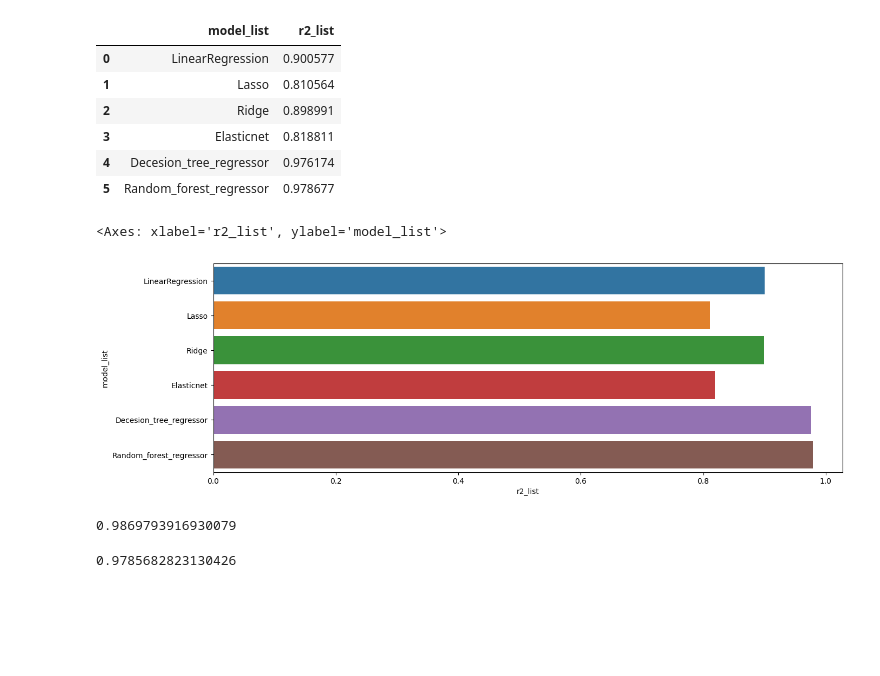
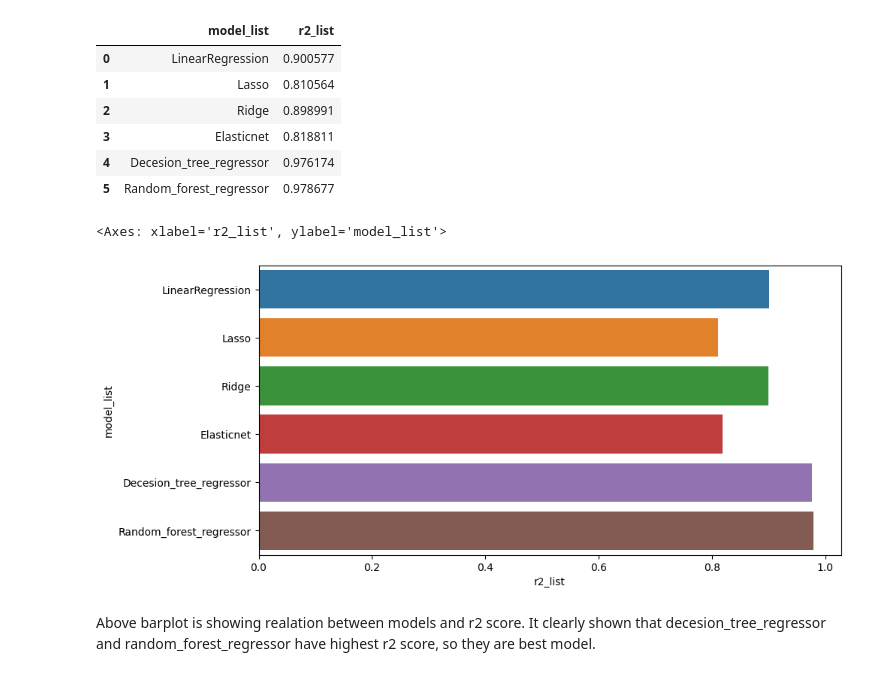
Before and after one commit to shahin28jan/energy_efficiency_prediction, a Jupyter notebook: notebooks/Model Training.ipynb, the cells around one changed output. Saved outputs shown, nothing was run; the diff lists cells and outputs as text; code cells hidden in the pictures; blank space fills up the shorter version.

Commit message:
Model Training

```diff
--- a/notebooks/Model Training.ipynb
+++ b/notebooks/Model Training.ipynb
@@ -248,8 +227,8 @@ df_pred
 import seaborn as sns
 from matplotlib import pyplot as plt
 # %%
-plt.figure(figsize=(15, 5))
+plt.figure(figsize=(10, 5))
 sns.barplot(data=df_pred,y='model_list',x='r2_list')
 # %% [output]
 <Axes: xlabel='r2_list', ylabel='model_list'>
-[figure, old version]
+[figure, new version]
@@ -259,10 +235,3 @@ train_model_score = r2_score(y_train,y_train_pred)
-# %%
-train_model_score
-# %% [output]
-0.9869793916930079
-# %%
-y_test_pred = model.predict(X_test)
-test_model_score = r2_score(y_test,y_test_pred)
-test_model_score
-# %% [output]
-0.9785682823130426
+# %% [markdown]
+Above barplot is showing realation between models and r2 score.
+It clearly shown that decesion_tree_regressor and random_forest_regressor have highest r2 score, so they are best model.
```
Also changed, not shown: parts of 4 cells of this notebook.
